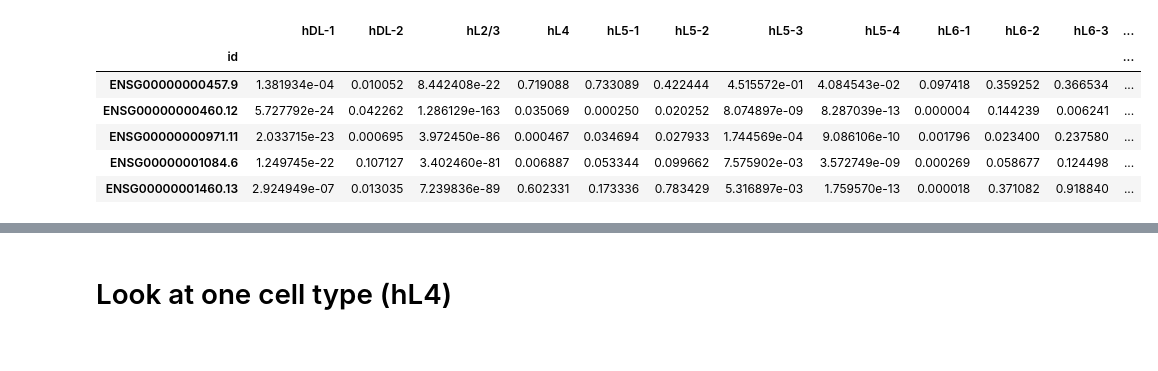
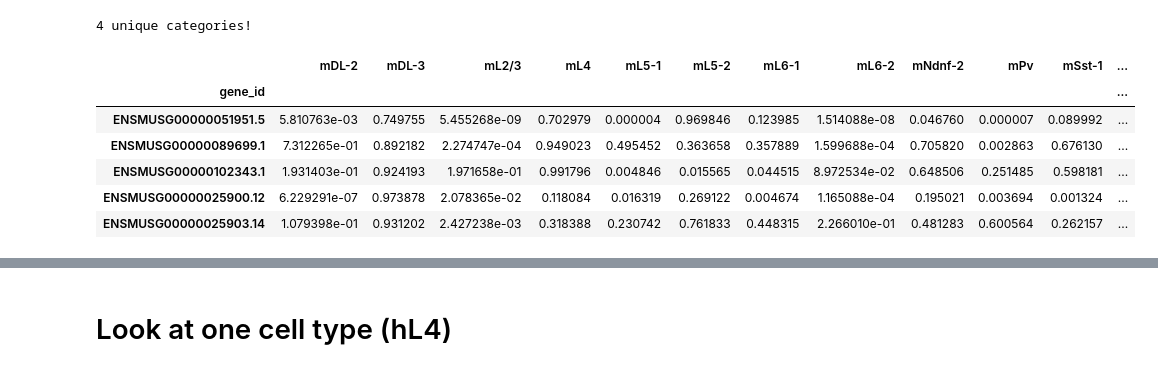
Before and after one commit to mukamel-lab-team/snmcseq, a Jupyter notebook: cell_diversity_analysis.ipynb, the cells around one changed output, grey strips where cells are left out. Saved outputs shown, nothing was run; the diff lists cells and outputs as text; code cells hidden in the pictures.

```diff
--- a/cell_diversity_analysis.ipynb
+++ b/cell_diversity_analysis.ipynb
@@ -81,0 +105,5 @@ print(df_info.shape)
+# %%
+mc_c_file = os.path.join(ens_path, 'gene_level/genebody_m{}_{}.tsv.bgz'.format(context, ens))
+df = snmcseq_utils.read_genebody(mc_c_file, compression='gzip')
+print(df.shape)
+df.head()
@@ -104,21 +132,8 @@ print(df_c.shape)
 # %%
-# filter out genes with low coverage
-# doing imputation
-# get gene*cell matrix
-
-# cutoff = 100
-# cov = (df_c >= cutoff)*1
-# gene_cov = cov.apply(np.all, axis=1)
-# df_mccf = df_mcc.loc[gene_cov, :]
-# print(df_mccf.shape)
-# sns.heatmap(cov)
-# plt.show()# low coverage
-
-
 # remove low coverage gene
 
 base_call_cutoff = 100
-sufficient_coverage_fraction = 0.98
+sufficient_coverage_fraction = 0.94
 condition = (df_c > base_call_cutoff).sum(axis=1) >= sufficient_coverage_fraction*(df.shape[1])/2.0
 
 
@@ -370,36 +330,24 @@ plt.show()
-# %%
-# ANOVAs for each gene
-
-df_sst = pd.DataFrame()
-df_ssw = pd.DataFrame()
-sr_n = pd.Series()
-for idx, df_sub in df_info.groupby('cluster_annotation'):
-    cells = df_sub.index.values
-    SSt = df_mcc[cells+'_mcc'].apply(sum_of_square, axis=1)
-    SSw = 0
-    for idx2, df_sub2 in df_sub.groupby('Biosample'):
-        cells_bio = df_sub2.index.values
-        SSw += df_mcc[cells_bio+'_mcc'].apply(sum_of_square, axis=1)
-    df_sst[idx] = SSt
-    df_ssw[idx] = SSw
-    sr_n[idx] = cells.shape[0]
 # %%
-from scipy import stats
-I = 3
+# F-stat, p-values
+
+I = df_info['Biosample'].unique().shape[0]
+print(str(I) + ' unique categories!')
+
 df_F = ((df_sst - df_ssw)/(I-1))/(df_ssw.divide(sr_n-I, axis=1))
 df_p = pd.DataFrame()
 for col in df_F.columns:
     d2 = sr_n.loc[col] - I
     df_p[col] = df_F[col].apply(lambda x: stats.f.sf(x, I-1, d2))
 df_p.head()
 # %% [output]
+4 unique categories!
-|  | hDL-1 | hDL-2 | hL2/3 | hL4 | hL5-1 | hL5-2 | hL5-3 | hL5-4 | hL6-1 | hL6-2 | hL6-3 | ... |
-| id |  |  |  |  |  |  |  |  |  |  |  | ... |
-| ENSG00000000457.9 | 1.381934e-04 | 0.010052 | 8.442408e-22 | 0.719088 | 0.733089 | 0.422444 | 4.515572e-01 | 4.084543e-02 | 0.097418 | 0.359252 | 0.366534 | ... |
-| ENSG00000000460.12 | 5.727792e-24 | 0.042262 | 1.286129e-163 | 0.035069 | 0.000250 | 0.020252 | 8.074897e-09 | 8.287039e-13 | 0.000004 | 0.144239 | 0.006241 | ... |
-| ENSG00000000971.11 | 2.033715e-23 | 0.000695 | 3.972450e-86 | 0.000467 | 0.034694 | 0.027933 | 1.744569e-04 | 9.086106e-10 | 0.001796 | 0.023400 | 0.237580 | ... |
-| ENSG00000001084.6 | 1.249745e-22 | 0.107127 | 3.402460e-81 | 0.006887 | 0.053344 | 0.099662 | 7.575902e-03 | 3.572749e-09 | 0.000269 | 0.058677 | 0.124498 | ... |
-| ENSG00000001460.13 | 2.924949e-07 | 0.013035 | 7.239836e-89 | 0.602331 | 0.173336 | 0.783429 | 5.316897e-03 | 1.759570e-13 | 0.000018 | 0.371082 | 0.918840 | ... |
+|  | mDL-2 | mDL-3 | mL2/3 | mL4 | mL5-1 | mL5-2 | mL6-1 | mL6-2 | mNdnf-2 | mPv | mSst-1 | ... |
+| gene_id |  |  |  |  |  |  |  |  |  |  |  | ... |
+| ENSMUSG00000051951.5 | 5.810763e-03 | 0.749755 | 5.455268e-09 | 0.702979 | 0.000004 | 0.969846 | 0.123985 | 1.514088e-08 | 0.046760 | 0.000007 | 0.089992 | ... |
+| ENSMUSG00000089699.1 | 7.312265e-01 | 0.892182 | 2.274747e-04 | 0.949023 | 0.495452 | 0.363658 | 0.357889 | 1.599688e-04 | 0.705820 | 0.002863 | 0.676130 | ... |
+| ENSMUSG00000102343.1 | 1.931403e-01 | 0.924193 | 1.971658e-01 | 0.991796 | 0.004846 | 0.015565 | 0.044515 | 8.972534e-02 | 0.648506 | 0.251485 | 0.598181 | ... |
+| ENSMUSG00000025900.12 | 6.229291e-07 | 0.973878 | 2.078365e-02 | 0.118084 | 0.016319 | 0.269122 | 0.004674 | 1.165088e-04 | 0.195021 | 0.003694 | 0.001324 | ... |
+| ENSMUSG00000025903.14 | 1.079398e-01 | 0.931202 | 2.427238e-03 | 0.318388 | 0.230742 | 0.761833 | 0.448315 | 2.266010e-01 | 0.481283 | 0.600564 | 0.262157 | ... |
 # %%
 df_sst.head()
 # %% [output]
```
Also changed, not shown: parts of 67 cells of this notebook, 45 other files.
